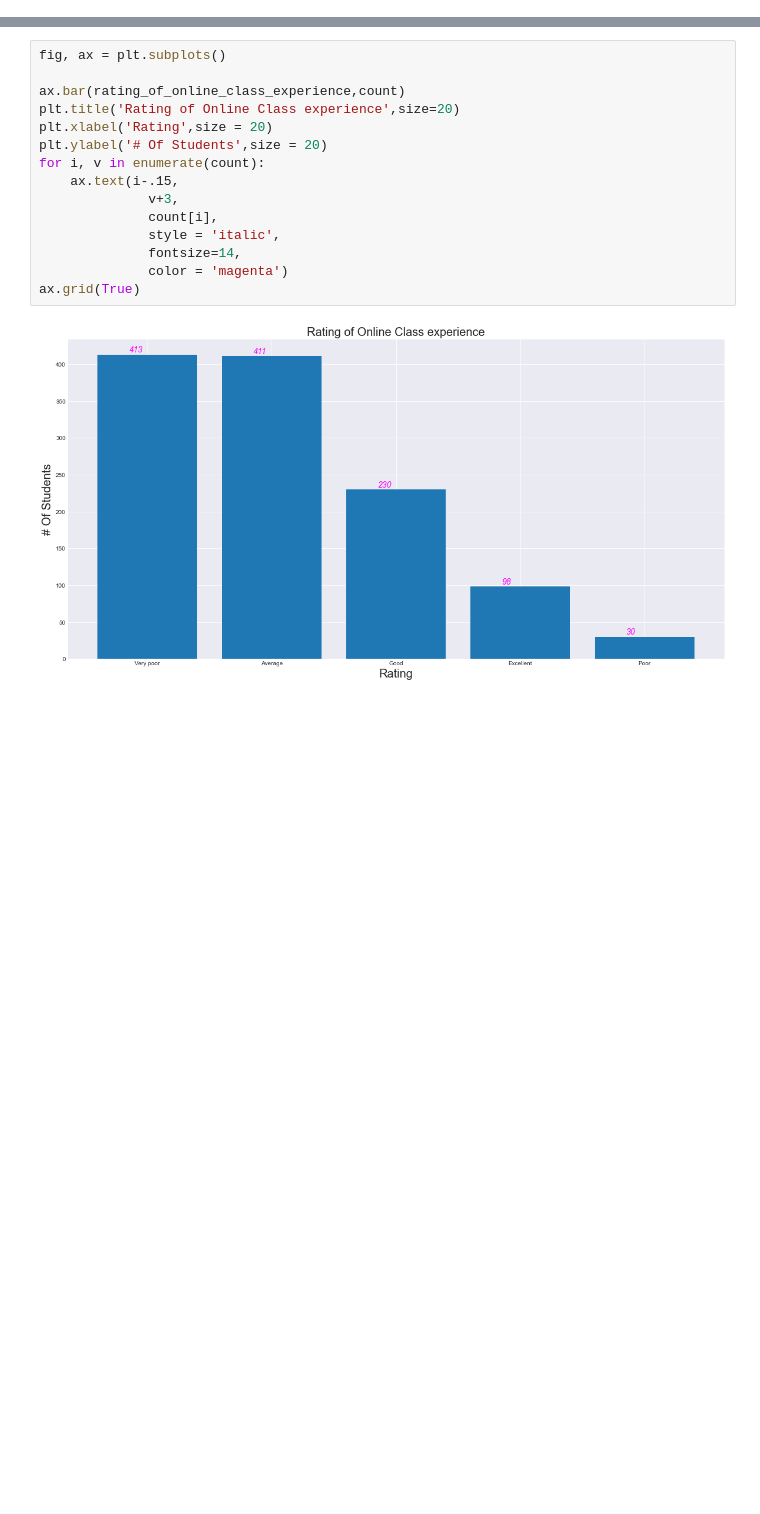
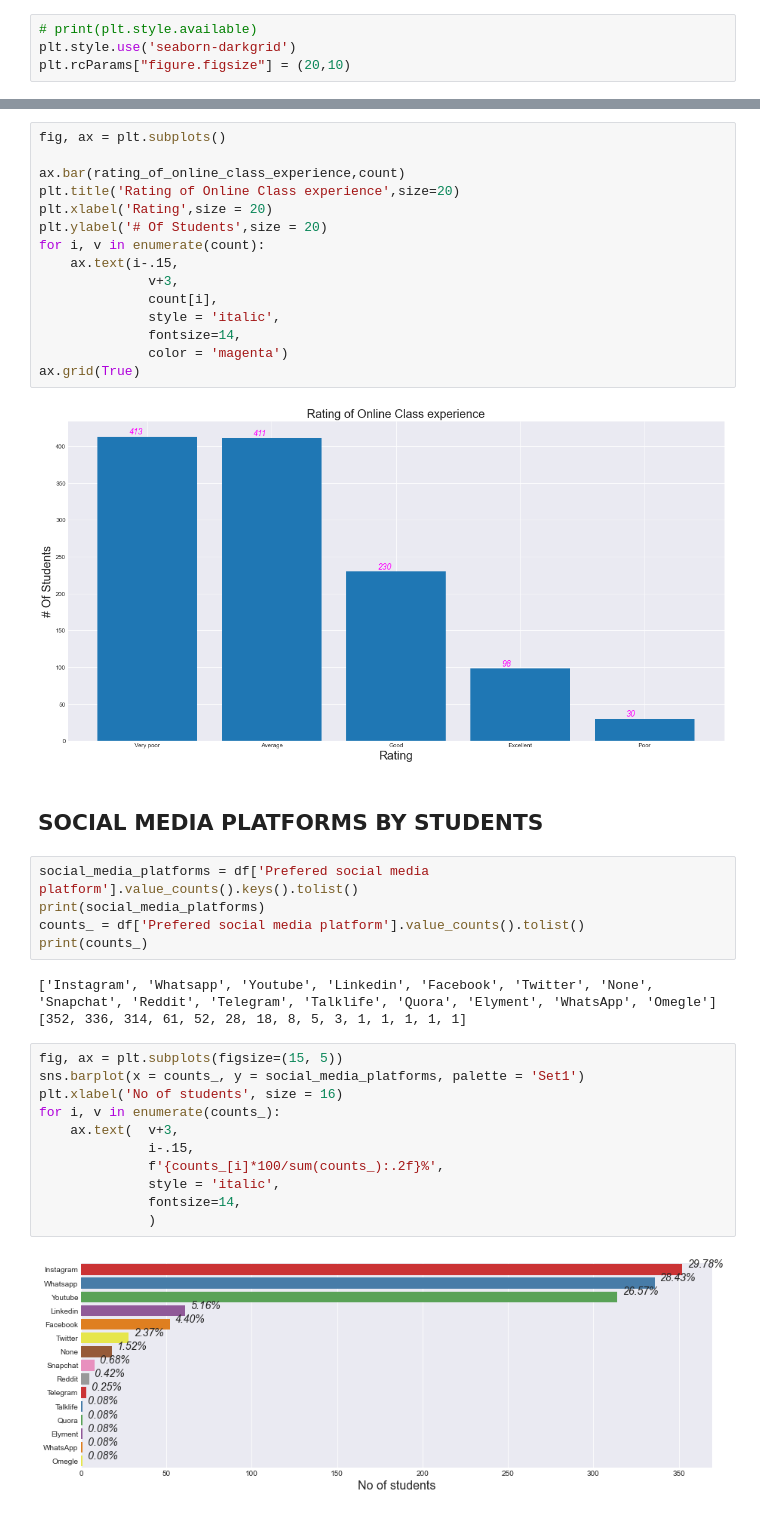
Before and after one commit to Jisha-tr/Covid19-and-impact-on-students, a Jupyter notebook: Covid19 and impact on students.ipynb, the cells around one changed output, grey strips where cells are left out. Cells and saved outputs as stored; diff of their text form; blank space fills up the shorter version.

```diff
--- a/Covid19 and impact on students.ipynb
+++ b/Covid19 and impact on students.ipynb
@@ -20,6 +20,10 @@ df
 | 1180 | R1194 | Delhi-NCR | 14 | 5.0 | Excellent | ... |
 | 1181 | R1195 | Delhi-NCR | 13 | 5.0 | Good | ... |
 1182 rows × 19 columns
+# %%
+# print(plt.style.available)
+plt.style.use('seaborn-darkgrid')
+plt.rcParams["figure.figsize"] = (20,10)
 # %%
 df.info()
 # %% [output]
@@ -271,3 +275,26 @@ for i, v in enumerate(count):
 ax.grid(True)
 # %% [output]
 [figure]
+# %% [markdown]
+## SOCIAL MEDIA PLATFORMS BY STUDENTS
+# %%
+social_media_platforms = df['Prefered social media platform'].value_counts().keys().tolist()
+print(social_media_platforms)
+counts_ = df['Prefered social media platform'].value_counts().tolist()
+print(counts_)
+# %% [output]
+['Instagram', 'Whatsapp', 'Youtube', 'Linkedin', 'Facebook', 'Twitter', 'None', 'Snapchat', 'Reddit', 'Telegram', 'Talklife', 'Quora', 'Elyment', 'WhatsApp', 'Omegle']
+[352, 336, 314, 61, 52, 28, 18, 8, 5, 3, 1, 1, 1, 1, 1]
+# %%
+fig, ax = plt.subplots(figsize=(15, 5))
+sns.barplot(x = counts_, y = social_media_platforms, palette = 'Set1')
+plt.xlabel('No of students', size = 16)
+for i, v in enumerate(counts_):
+    ax.text(  v+3,
+              i-.15,
+              f'{counts_[i]*100/sum(counts_):.2f}%',
+              style = 'italic',
+              fontsize=14,
+              )
+# %% [output]
+[figure, added]
```
Also changed, not shown: parts of 7 cells of this notebook, 1 other file.
